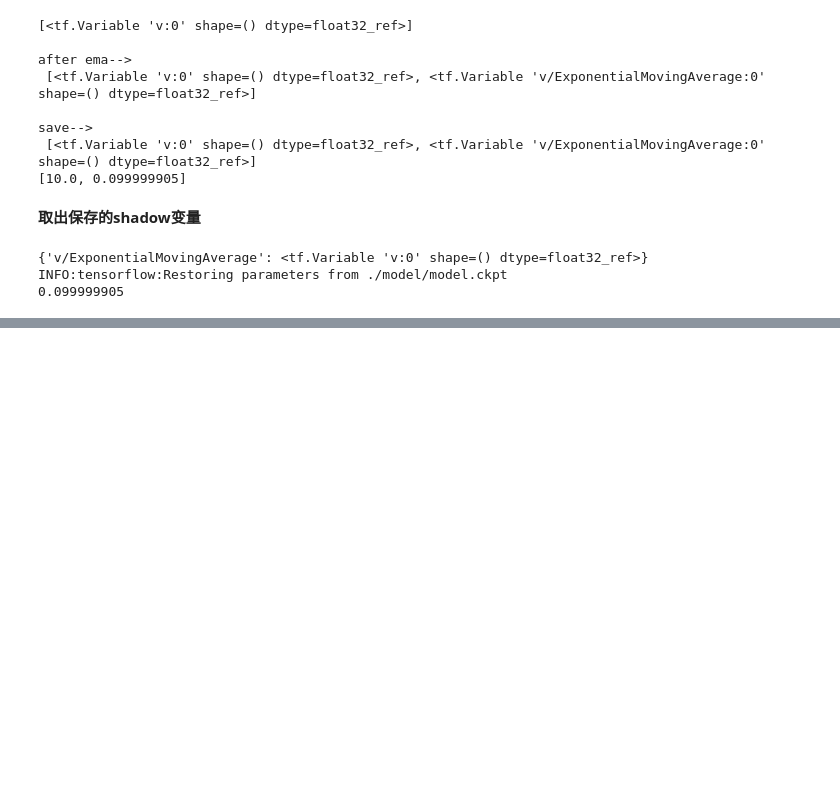
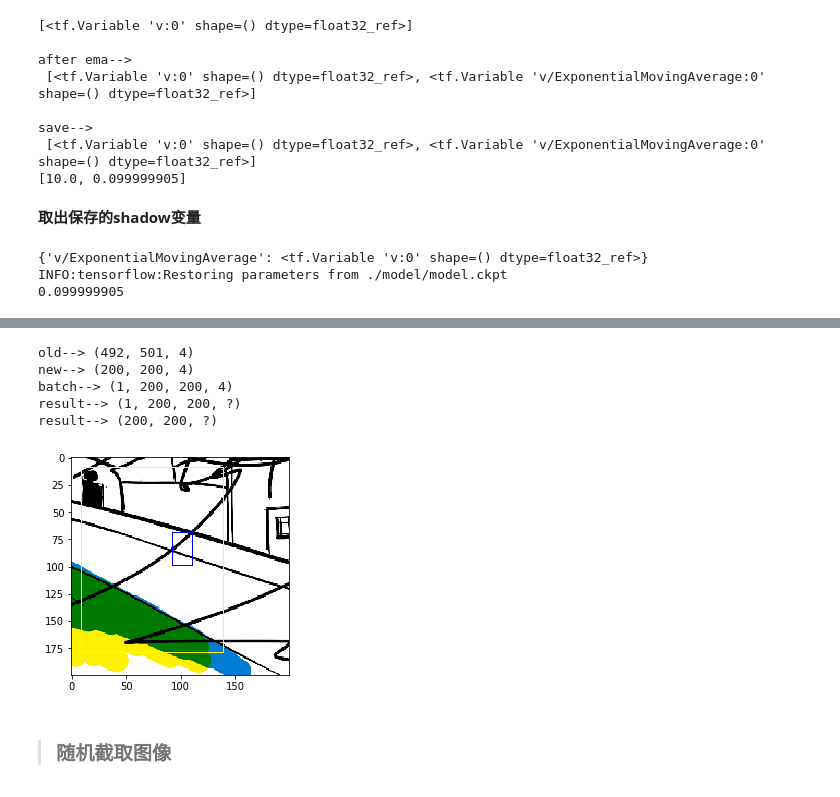
Before and after one commit to zhnin/mytensorflow, a Jupyter notebook: books/tensorflow_for_google_deep_learning/index.ipynb, the cells around one changed output, grey strips where cells are left out. Cells and saved outputs as stored; diff of their text form; code cells hidden in the pictures; blank space fills up the shorter version.

```diff
--- a/books/tensorflow_for_google_deep_learning/index.ipynb
+++ b/books/tensorflow_for_google_deep_learning/index.ipynb
@@ -830,0 +1078,38 @@ INFO:tensorflow:Restoring parameters from ./model/model.ckpt
+# %%
+import matplotlib.pyplot as mp
+import tensorflow as tf
+
+# 读数据
+image_raw_data = tf.gfile.FastGFile('./data/picture.png', 'rb').read()
+# print(image_raw_data.shape)
+with tf.Session() as sess:
+    # 解析数据
+    img_data = tf.image.decode_png(image_raw_data)
+    print('old-->', img_data.eval().shape)
+
+    # 转成tf的float32格式
+    img_data = tf.image.convert_image_dtype(img_data, dtype=tf.float32)
+    img_data = tf.image.resize_images(img_data, [200, 200], method=1)
+    print('new-->', img_data.eval().shape)
+    batched = tf.expand_dims(tf.image.convert_image_dtype(img_data, tf.float32), 0)
+    print('batch-->', batched.eval().shape)
+#     mp.imshow(img_data.eval())
+    boxes = tf.constant([[[0.05,0.05,0.9,0.7],[0.35,0.47,0.5,0.56]]])
+    result = tf.image.draw_bounding_boxes(batched, boxes)
+    print('result-->', result.shape)
+#     tf.slice(result,)
+    result = result[0,:,:,:]
+    print('result-->', result.shape)
+    # 显示图像
+#     print(result.eval())
+    mp.imshow(result.eval())
+    mp.show()
+# %% [output]
+old--> (492, 501, 4)
+new--> (200, 200, 4)
+batch--> (1, 200, 200, 4)
+result--> (1, 200, 200, ?)
+result--> (200, 200, ?)
+[figure, added]
+# %% [markdown]
+> ### 随机截取图像
```
Also changed, not shown: parts of 40 cells of this notebook, 1 other file.
